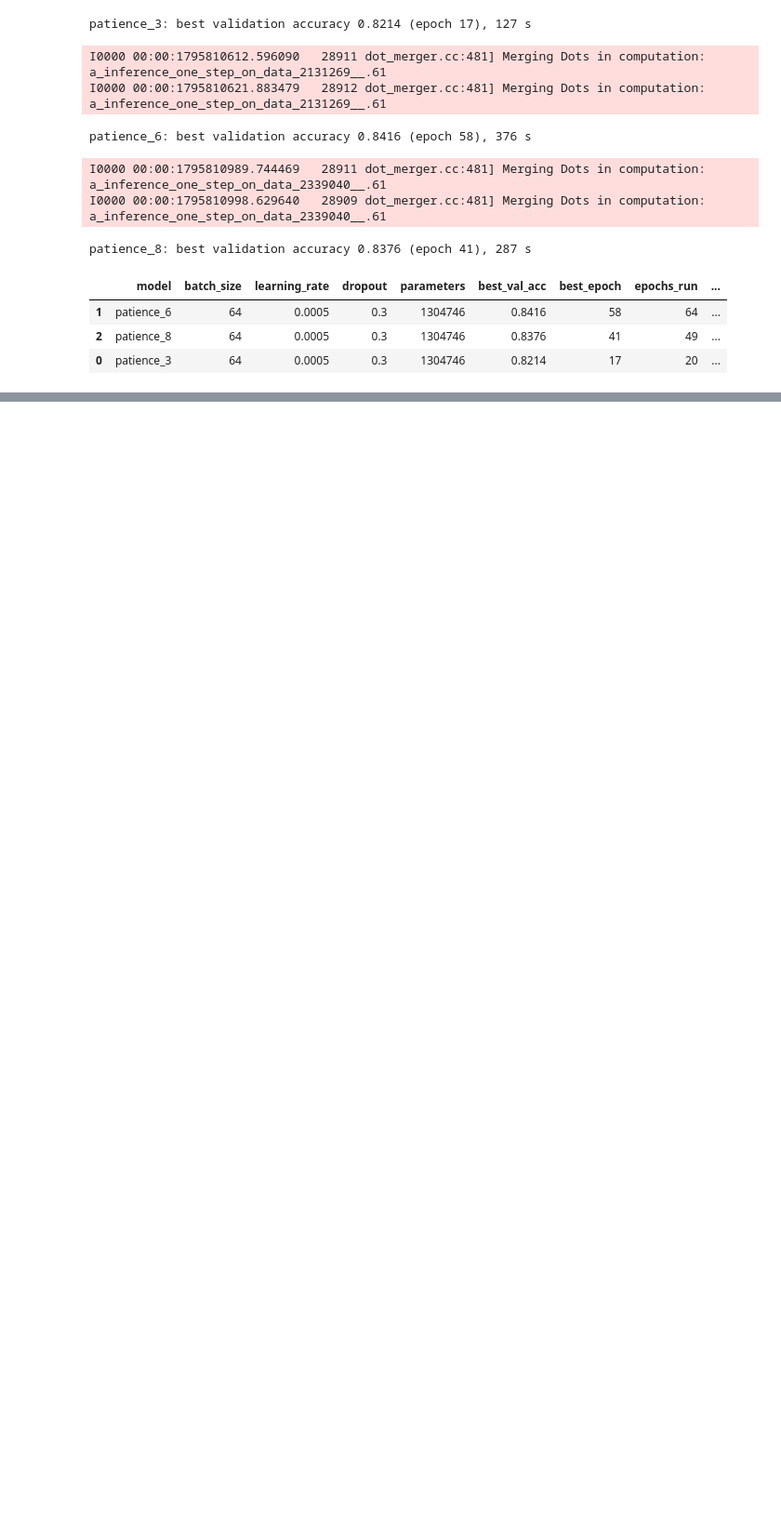
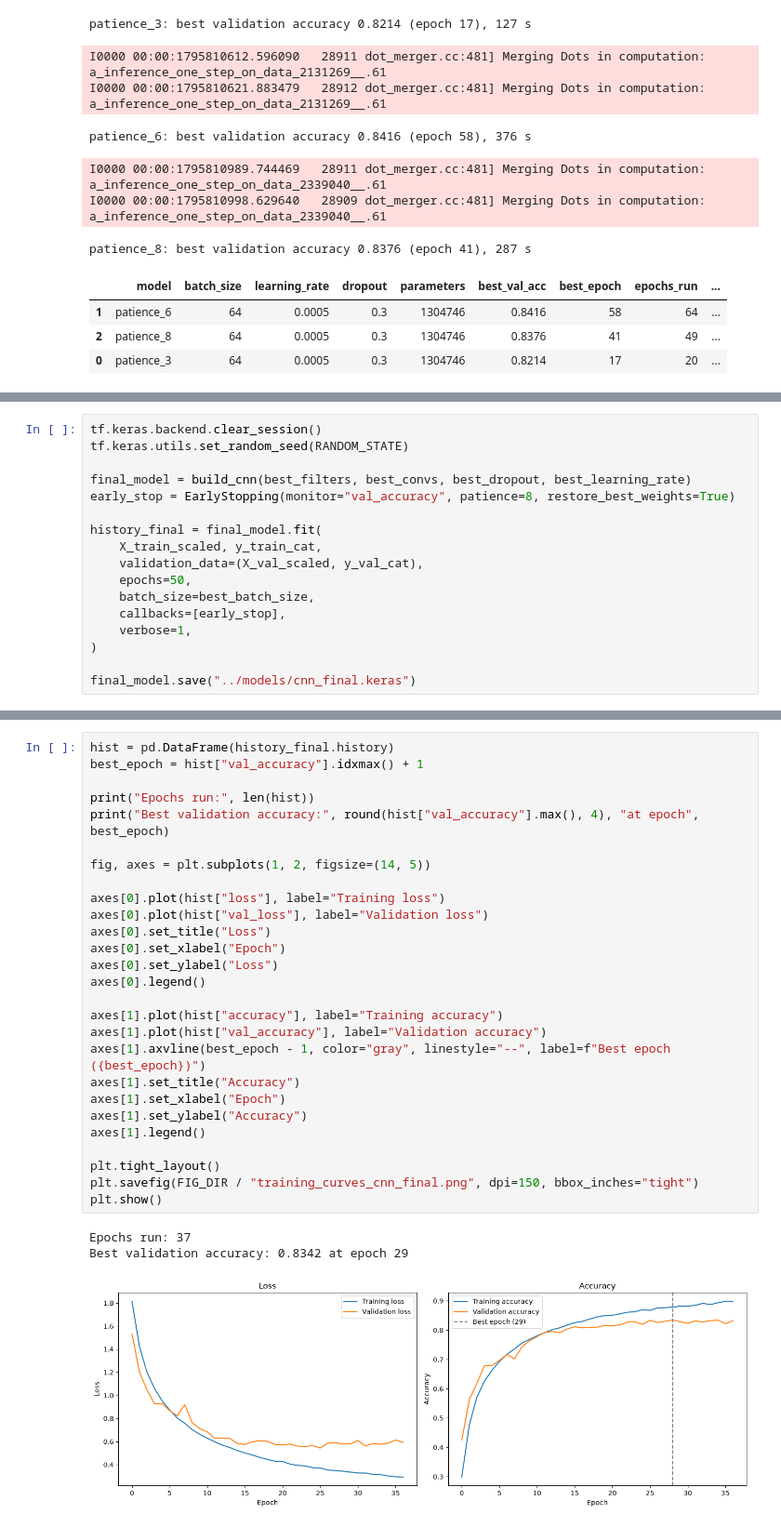
Before and after one commit to isapour0/CIFAR10-mlp-cnn, a Jupyter notebook: notebooks/CIFAR10-cnn.ipynb, the cells around one changed output, grey strips where cells are left out. Shown at 93% size. Drawn from its saved outputs; the diff is of its cells as text; blank space fills up the shorter version.

```diff
--- a/notebooks/CIFAR10-cnn.ipynb
+++ b/notebooks/CIFAR10-cnn.ipynb
@@ -633,0 +650,17 @@ patience_8: best validation accuracy 0.8376 (epoch 41), 287 s
+# %%
+tf.keras.backend.clear_session()
+tf.keras.utils.set_random_seed(RANDOM_STATE)
+
+final_model = build_cnn(best_filters, best_convs, best_dropout, best_learning_rate)
+early_stop = EarlyStopping(monitor="val_accuracy", patience=8, restore_best_weights=True)
+
+history_final = final_model.fit(
+    X_train_scaled, y_train_cat,
+    validation_data=(X_val_scaled, y_val_cat),
+    epochs=50,
+    batch_size=best_batch_size,
+    callbacks=[early_stop],
+    verbose=1,
+)
+
+final_model.save("../models/cnn_final.keras")
@@ -633,0 +689,31 @@ patience_8: best validation accuracy 0.8376 (epoch 41), 287 s
+# %%
+hist = pd.DataFrame(history_final.history)
+best_epoch = hist["val_accuracy"].idxmax() + 1
+
+print("Epochs run:", len(hist))
+print("Best validation accuracy:", round(hist["val_accuracy"].max(), 4), "at epoch", best_epoch)
+
+fig, axes = plt.subplots(1, 2, figsize=(14, 5))
+
+axes[0].plot(hist["loss"], label="Training loss")
+axes[0].plot(hist["val_loss"], label="Validation loss")
+axes[0].set_title("Loss")
+axes[0].set_xlabel("Epoch")
+axes[0].set_ylabel("Loss")
+axes[0].legend()
+
+axes[1].plot(hist["accuracy"], label="Training accuracy")
+axes[1].plot(hist["val_accuracy"], label="Validation accuracy")
+axes[1].axvline(best_epoch - 1, color="gray", linestyle="--", label=f"Best epoch ({best_epoch})")
+axes[1].set_title("Accuracy")
+axes[1].set_xlabel("Epoch")
+axes[1].set_ylabel("Accuracy")
+axes[1].legend()
+
+plt.tight_layout()
+plt.savefig(FIG_DIR / "training_curves_cnn_final.png", dpi=150, bbox_inches="tight")
+plt.show()
+# %% [output]
+Epochs run: 37
+Best validation accuracy: 0.8342 at epoch 29
+[figure, added]
```
Also changed, not shown: parts of 5 cells of this notebook, 4 other files.
